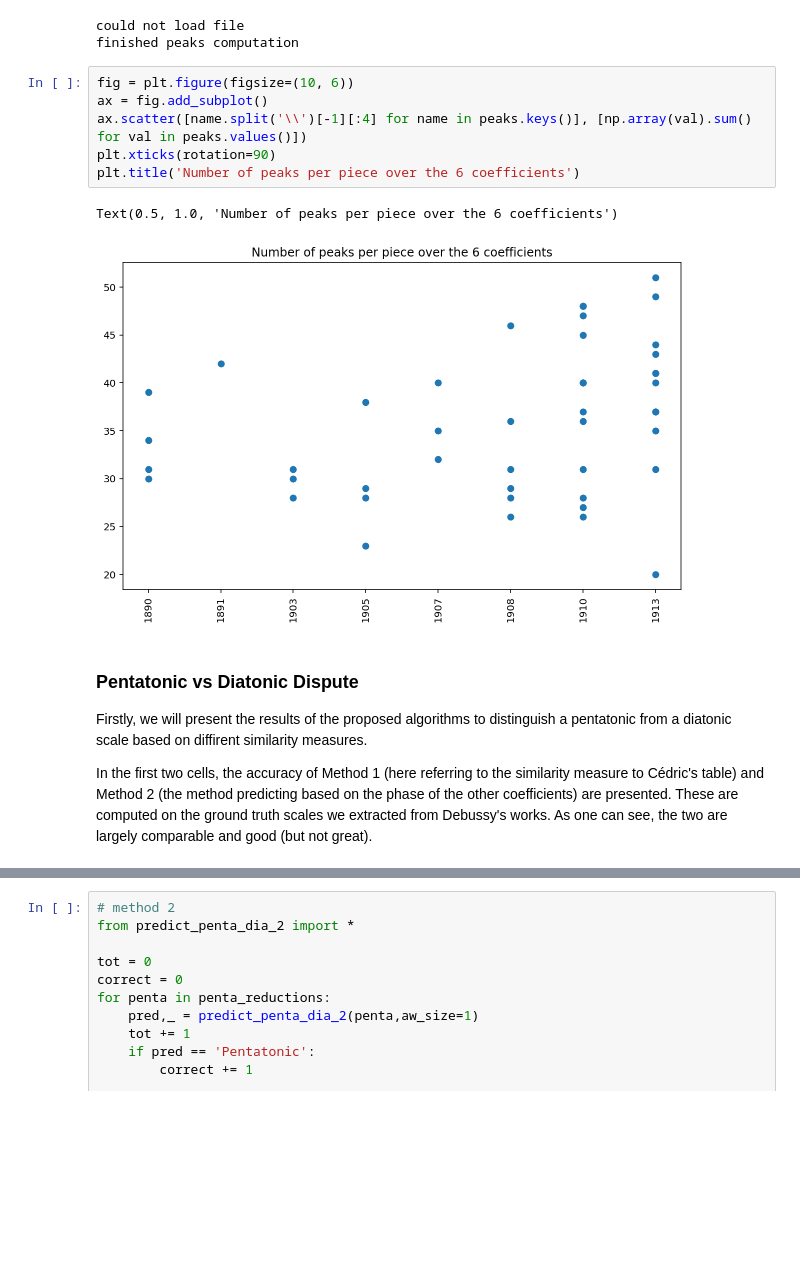
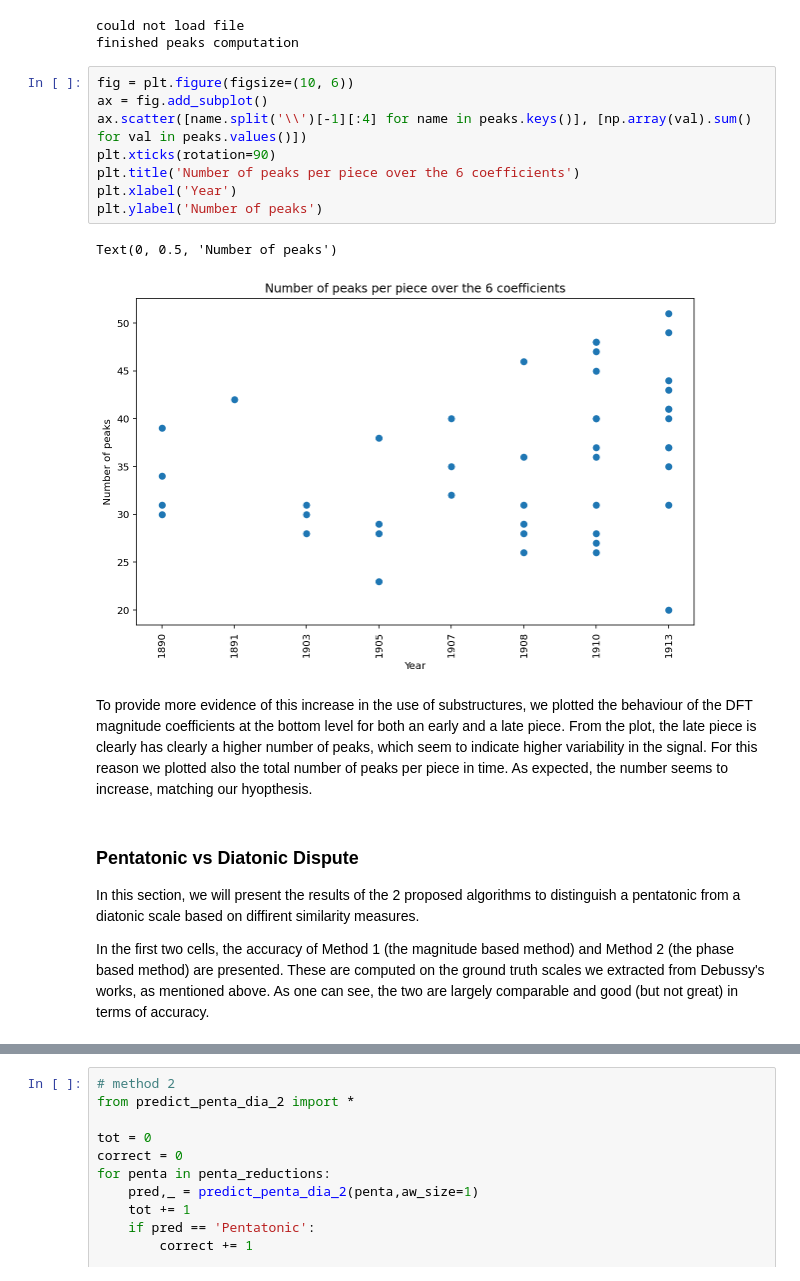
Before and after one commit to ludovicaschaerf/Group-5-Debussy-Pitch-Scapes, a Jupyter notebook: milestone3.ipynb, the cells around one changed output, grey strips where cells are left out. Drawn from its saved outputs; the diff is of its cells as text; blank space fills up the shorter version.

```diff
--- a/milestone3.ipynb
+++ b/milestone3.ipynb
@@ -444,18 +450,22 @@ finished peaks computation
 # %%
 fig = plt.figure(figsize=(10, 6))
 ax = fig.add_subplot()
 ax.scatter([name.split('\\')[-1][:4] for name in peaks.keys()], [np.array(val).sum() for val in peaks.values()])
 plt.xticks(rotation=90)
 plt.title('Number of peaks per piece over the 6 coefficients')
+plt.xlabel('Year')
+plt.ylabel('Number of peaks')
 # %% [output]
-Text(0.5, 1.0, 'Number of peaks per piece over the 6 coefficients')
+Text(0, 0.5, 'Number of peaks')
-[figure, old version]
+[figure, new version]
+# %% [markdown]
+To provide more evidence of this increase in the use of substructures, we plotted the behaviour of the DFT magnitude coefficients at the bottom level for both an early and a late piece. From the plot, the late piece is clearly has clearly a higher number of peaks, which seem to indicate higher variability in the signal. For this reason we plotted also the total number of peaks per piece in time. As expected, the number seems to increase, matching our hyopthesis.
 # %% [markdown]
 ### Pentatonic vs Diatonic Dispute
 
-Firstly, we will present the results of the proposed algorithms to distinguish a pentatonic from a diatonic scale based on diffirent similarity measures.
+In this section, we will present the results of the 2 proposed algorithms to distinguish a pentatonic from a diatonic scale based on diffirent similarity measures.
 
-In the first two cells, the accuracy of Method 1 (here referring to the similarity measure to Cédric's table) and Method 2 (the method predicting based on the phase of the other coefficients) are presented. These are computed on the ground truth scales we extracted from Debussy's works. As one can see, the two are largely comparable and good (but not great).
+In the first two cells, the accuracy of Method 1 (the magnitude based method) and Method 2 (the phase based method) are presented. These are computed on the ground truth scales we extracted from Debussy's works, as mentioned above. As one can see, the two are largely comparable and good (but not great) in terms of accuracy.
 # %%
 # Pentatonic vs Diatonic prediction
 
```
Also changed, not shown: parts of 9 cells of this notebook.
